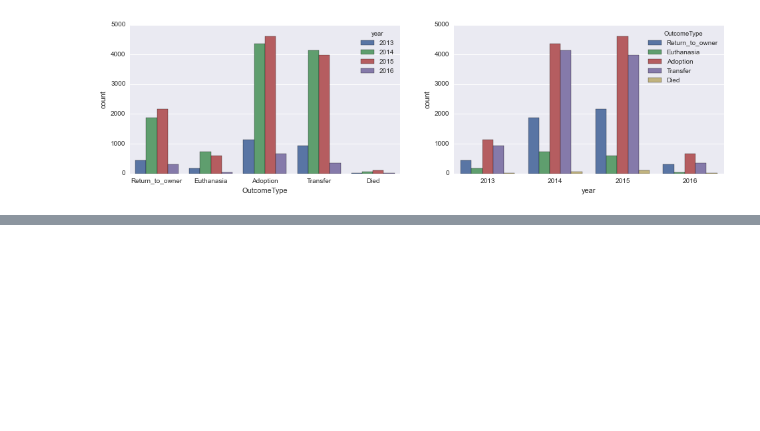
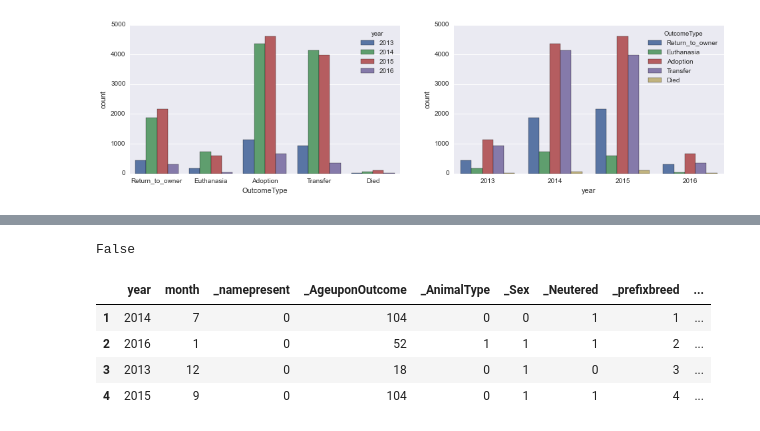
Before and after one commit to abhishek-ch/evolveML, a Jupyter notebook: kaggle/shelteranimaloutcomes/shelteranimal_exploratory_analysis.ipynb, the cells around one changed output, grey strips where cells are left out. Drawn from its saved outputs; the diff is of its cells as text; code cells hidden in the pictures; blank space fills up the shorter version.

```diff
--- a/kaggle/shelteranimaloutcomes/shelteranimal_exploratory_analysis.ipynb
+++ b/kaggle/shelteranimaloutcomes/shelteranimal_exploratory_analysis.ipynb
@@ -257,0 +273,39 @@ animals
+# %%
+train_df = train_df.reindex(columns = ['AnimalID', 'Name', 'DateTime', 'Breed', 'Color', 'year', 'month',
+       'namepresent', 'suffixbreed', 'diverseprefixbreed',
+       '_AgeuponOutcome', '_OutcomeSubtype', '_AnimalType',
+       '_SexuponOutcome', '_Sex', '_Neutered', '_prefixbreed','_OutcomeType'])
+train_df_w = train_df
+test_df_w = test_df
+
+def convert_to_numeric_specific(df):
+    for col in ['namepresent','suffixbreed','Color']:
+        if col in df.columns:
+            _col = "_%s" % (col)
+            values = df[col].unique()
+            _values = dict(zip(values,range(len(values))))
+            df[_col] = df[col].map(_values).astype(int)
+            df = df.drop(col,axis = 1)
+    return df
+
+train_df_w = convert_to_numeric_specific(train_df_w)
+test_df_w = convert_to_numeric_specific(test_df_w)
+
+train_df_w = train_df_w.reindex(columns = ['year', 'month',
+       '_namepresent', '_suffixbreed', 'diverseprefixbreed',
+       '_AgeuponOutcome', '_OutcomeSubtype', '_AnimalType',
+       '_SexuponOutcome', '_Sex', '_Neutered', '_prefixbreed','_Color','_OutcomeType'])
+
+y = train_df_w.iloc[:,-1]
+X = train_df_w.ix[:,['year', 'month',
+       '_namepresent', '_suffixbreed', 'diverseprefixbreed',
+       '_AgeuponOutcome', '_AnimalType',
+       '_SexuponOutcome', '_Sex', '_Neutered', '_prefixbreed','_Color']]
+
+test_X = test_df_w.ix[:,['year', 'month',
+       '_namepresent', '_suffixbreed', 'diverseprefixbreed',
+       '_AgeuponOutcome', '_AnimalType',
+       '_SexuponOutcome', '_Sex', '_Neutered', '_prefixbreed','_Color']]
+print X[1:5]
+print '------------------------------------'
+print test_X[1:5]
@@ -257,0 +330,21 @@ animals
+# %%
+y = train_df_w.iloc[:,-1]
+X = train_df_w.ix[:,['year', 'month',
+       '_namepresent',
+       '_AgeuponOutcome', '_AnimalType',
+        '_Sex', '_Neutered', '_prefixbreed','_Color']]
+X.isnull().any().any()
+# %% [output]
+False
+# %%
+testX = test_X.ix[:,['year', 'month',
+       '_namepresent',
+       '_AgeuponOutcome', '_AnimalType',
+        '_Sex', '_Neutered', '_prefixbreed','_Color']]
+testX[1:5]
+# %% [output]
+|  | year | month | _namepresent | _AgeuponOutcome | _AnimalType | _Sex | _Neutered | _prefixbreed | ... |
+| 1 | 2014 | 7 | 0 | 104 | 0 | 0 | 1 | 1 | ... |
+| 2 | 2016 | 1 | 0 | 52 | 1 | 1 | 1 | 2 | ... |
+| 3 | 2013 | 12 | 0 | 18 | 0 | 1 | 0 | 3 | ... |
+| 4 | 2015 | 9 | 0 | 104 | 0 | 1 | 1 | 4 | ... |
```
Also changed, not shown: parts of 20 cells of this notebook, 1 other file.
